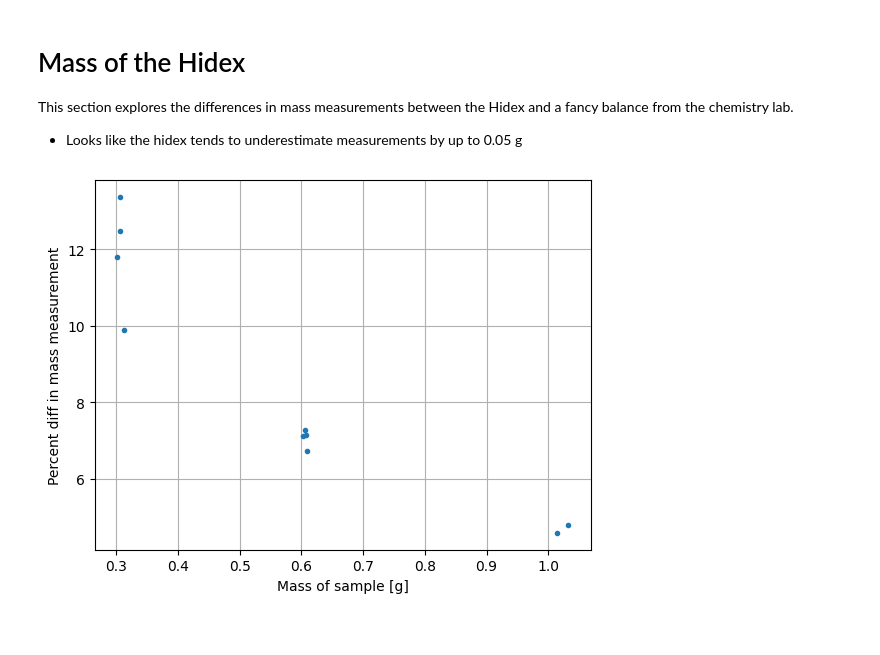
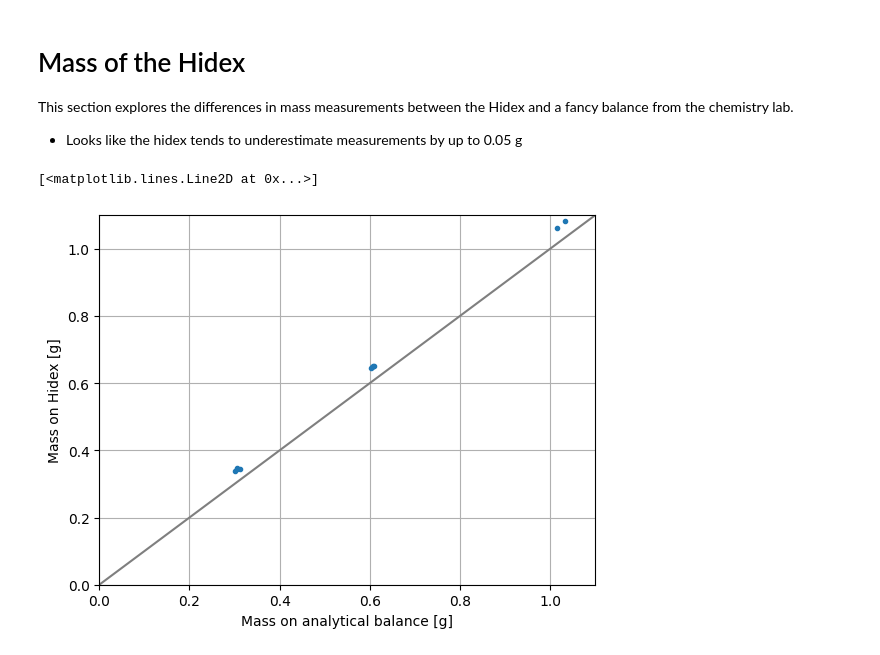
Before and after one commit to wunderbeere/hidex-calibration, a Jupyter notebook: efficiency/set_4/efficiency_set4.ipynb, the cells around one changed output. Saved outputs shown, nothing was run; the diff lists cells and outputs as text; code cells hidden in the pictures.

```diff
--- a/efficiency/set_4/efficiency_set4.ipynb
+++ b/efficiency/set_4/efficiency_set4.ipynb
@@ -104,10 +145,15 @@ This section explores the differences in mass measurements between the Hidex and
 - Looks like the hidex tends to underestimate measurements by up to 0.05 g
 # %%
 mass_data = np.genfromtxt("mass_comparison.csv", delimiter=",", skip_header=1, encoding="utf8")
-
-plt.plot(mass_data[:,5], (mass_data[:,2]-mass_data[:,5])/mass_data[:,5] * 100,  ".")
-plt.xlabel("Mass of sample [g]")
-plt.ylabel("Percent diff in mass measurement")
+x = np.linspace(0,1.1, 10)
+#plt.plot(mass_data[:,5], (mass_data[:,2]-mass_data[:,5])/mass_data[:,5] * 100,  ".")
+plt.plot(mass_data[:,5], mass_data[:,2],  ".")
+plt.xlabel("Mass on analytical balance [g]")
+plt.ylabel("Mass on Hidex [g]")
 plt.grid()
+plt.xlim(0, 1.1)
+plt.ylim(0, 1.1)
+plt.plot(x, x, "tab:grey")
 # %% [output]
+[<matplotlib.lines.Line2D at 0x...>]
-[figure, old version]
+[figure, new version]
```
Also changed, not shown: parts of 2 cells of this notebook, 8 other files.
